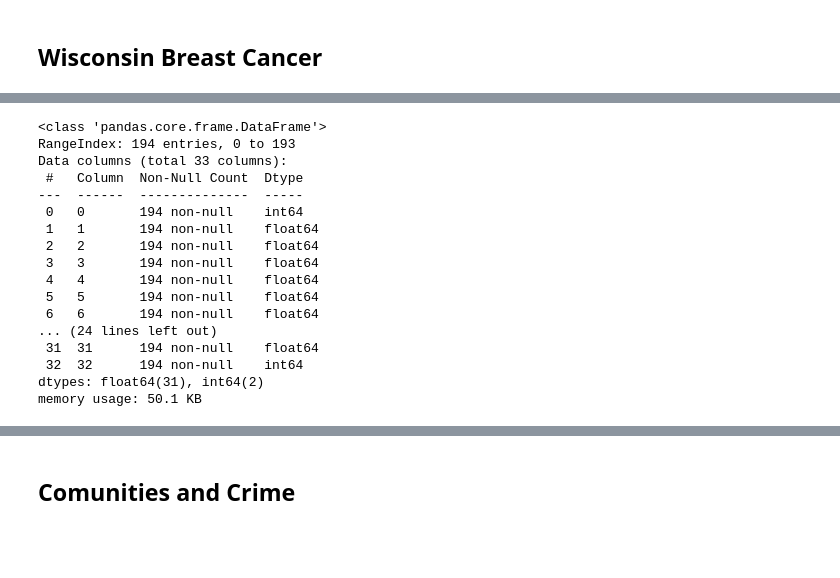
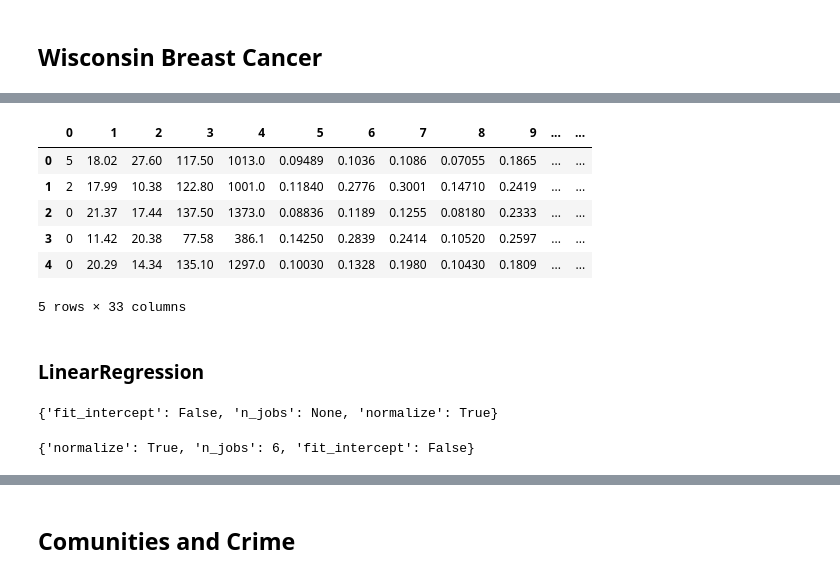
Before and after one commit to brasilnike/Teme-Introducere-in-Data-Science, a Jupyter notebook: Tema5 - IDS/Homework Progress/Tema5_IDS.ipynb, the cells around one changed output, grey strips where cells are left out. Drawn from its saved outputs; the diff is of its cells as text; code cells hidden in the pictures; blank space fills up the shorter version.

```diff
--- a/Tema5 - IDS/Homework Progress/Tema5_IDS.ipynb
+++ b/Tema5 - IDS/Homework Progress/Tema5_IDS.ipynb
@@ -707,23 +734,13 @@ file.close()
 # %%
 WBC_data = pd.read_csv("data/r_wpbc.data", delimiter = ",", header = None)
 WBC_data.head()
 assert not np.isnan(WBC_data.values.sum())
-WBC_data.info()
+WBC_data.head()
 # %% [output]
+|  | 0 | 1 | 2 | 3 | 4 | 5 | 6 | 7 | 8 | 9 | ... | ... |
+| 0 | 5 | 18.02 | 27.60 | 117.50 | 1013.0 | 0.09489 | 0.1036 | 0.1086 | 0.07055 | 0.1865 | ... | ... |
+| 1 | 2 | 17.99 | 10.38 | 122.80 | 1001.0 | 0.11840 | 0.2776 | 0.3001 | 0.14710 | 0.2419 | ... | ... |
+| 2 | 0 | 21.37 | 17.44 | 137.50 | 1373.0 | 0.08836 | 0.1189 | 0.1255 | 0.08180 | 0.2333 | ... | ... |
+| 3 | 0 | 11.42 | 20.38 | 77.58 | 386.1 | 0.14250 | 0.2839 | 0.2414 | 0.10520 | 0.2597 | ... | ... |
+| 4 | 0 | 20.29 | 14.34 | 135.10 | 1297.0 | 0.10030 | 0.1328 | 0.1980 | 0.10430 | 0.1809 | ... | ... |
-<class 'pandas.core.frame.DataFrame'>
-RangeIndex: 194 entries, 0 to 193
-Data columns (total 33 columns):
- #   Column  Non-Null Count  Dtype
----  ------  --------------  -----
- 0   0       194 non-null    int64
- 1   1       194 non-null    float64
- 2   2       194 non-null    float64
- 3   3       194 non-null    float64
- 4   4       194 non-null    float64
- 5   5       194 non-null    float64
- 6   6       194 non-null    float64
-... (24 lines left out)
- 31  31      194 non-null    float64
- 32  32      194 non-null    int64
-dtypes: float64(31), int64(2)
-memory usage: 50.1 KB
+5 rows × 33 columns
@@ -729,0 +750,2 @@ memory usage: 50.1 KB
+# %% [markdown]
+### LinearRegression
@@ -729,0 +755,7 @@ memory usage: 50.1 KB
+# %%
+grid_search = GridSearchCV(estimator=regression, param_grid=parameter_grid, cv=5, scoring='neg_mean_squared_error')
+grid_search.fit(WBC_X, WBC_y)
+best_parameters = grid_search.best_params_
+print(best_parameters)
+# %% [output]
+{'fit_intercept': False, 'n_jobs': None, 'normalize': True}
@@ -729,0 +766,7 @@ memory usage: 50.1 KB
+# %%
+random_search = RandomizedSearchCV(estimator=regression, param_distributions=parameter_grid, cv=5, scoring='neg_mean_squared_error')
+random_search.fit(WBC_X, WBC_y)
+best_parameters = random_search.best_params_
+print(best_parameters)
+# %% [output]
+{'normalize': True, 'n_jobs': 6, 'fit_intercept': False}
```
Also changed, not shown: parts of 57 cells of this notebook, 3 other files.
